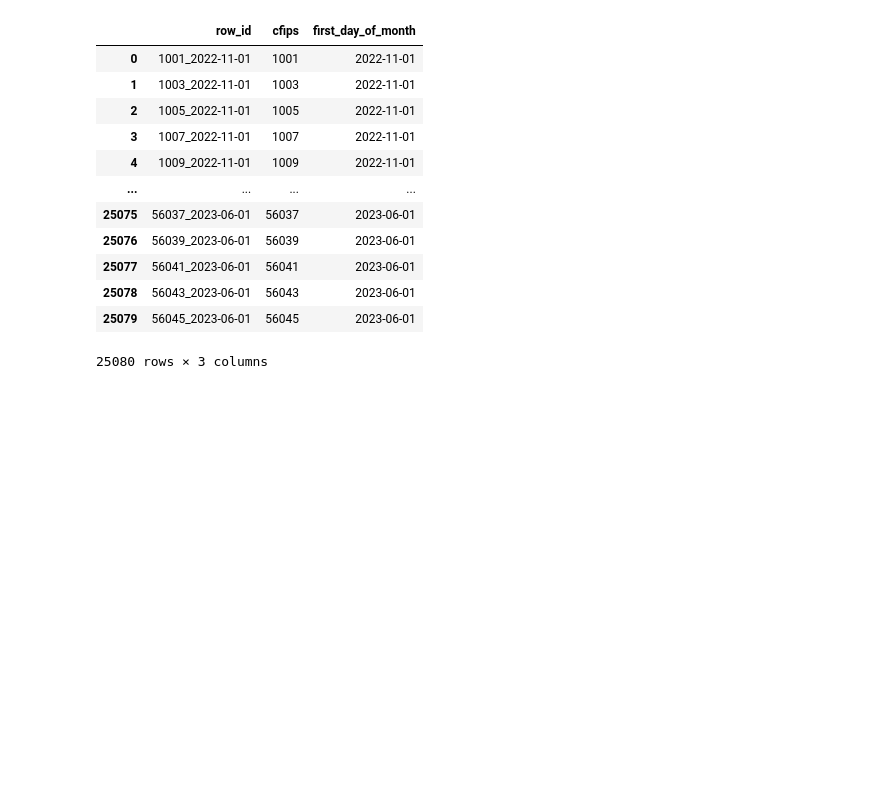
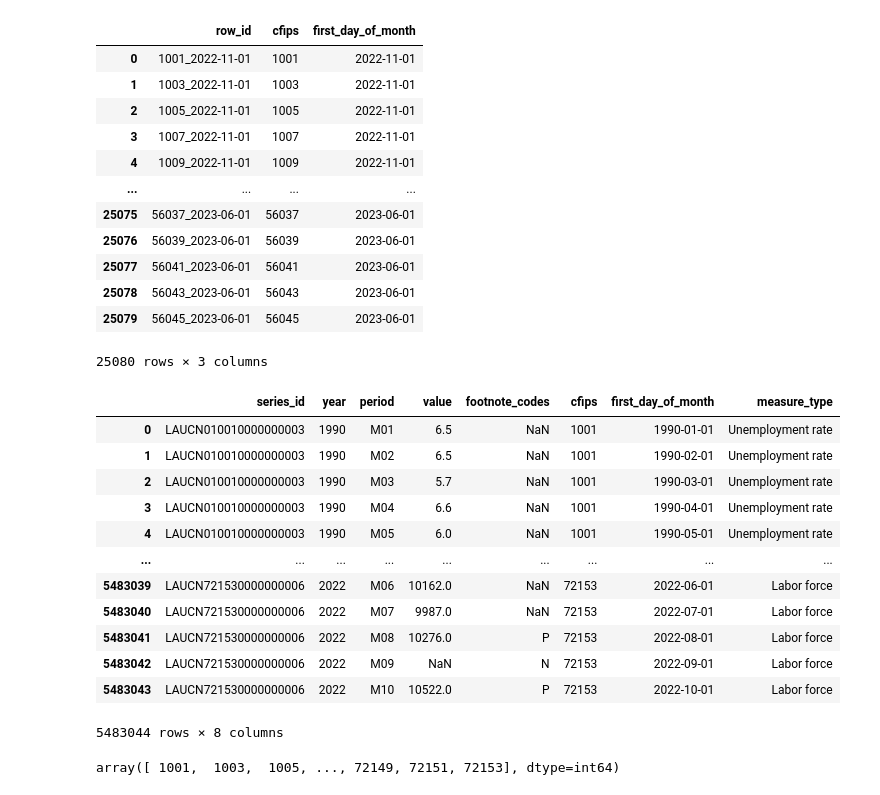
Before and after one commit to nahomjd/GoDaddy-Microbusiness_Desity_Forecasting, a Jupyter notebook: EDA/EDA_1.ipynb, the cells around one changed output. Saved outputs shown, nothing was run; the diff lists cells and outputs as text; code cells hidden in the pictures; blank space fills up the shorter version.

```diff
--- a/EDA/EDA_1.ipynb
+++ b/EDA/EDA_1.ipynb
@@ -266,3 +250,25 @@ df_test
 | 25078 | 56043_2023-06-01 | 56043 | 2023-06-01 |
 | 25079 | 56045_2023-06-01 | 56045 | 2023-06-01 |
 25080 rows × 3 columns
+# %%
+bls_test = pd.read_csv(r'..\..\Go_Daddy_Data\Data\Data\bls-emp_by_cfips.csv')
+# %%
+bls_test
+# %% [output]
+|  | series_id | year | period | value | footnote_codes | cfips | first_day_of_month | measure_type |
+| 0 | LAUCN010010000000003 | 1990 | M01 | 6.5 | NaN | 1001 | 1990-01-01 | Unemployment rate |
+| 1 | LAUCN010010000000003 | 1990 | M02 | 6.5 | NaN | 1001 | 1990-02-01 | Unemployment rate |
+| 2 | LAUCN010010000000003 | 1990 | M03 | 5.7 | NaN | 1001 | 1990-03-01 | Unemployment rate |
+| 3 | LAUCN010010000000003 | 1990 | M04 | 6.6 | NaN | 1001 | 1990-04-01 | Unemployment rate |
+| 4 | LAUCN010010000000003 | 1990 | M05 | 6.0 | NaN | 1001 | 1990-05-01 | Unemployment rate |
+| ... | ... | ... | ... | ... | ... | ... | ... | ... |
+| 5483039 | LAUCN721530000000006 | 2022 | M06 | 10162.0 | NaN | 72153 | 2022-06-01 | Labor force |
+| 5483040 | LAUCN721530000000006 | 2022 | M07 | 9987.0 | NaN | 72153 | 2022-07-01 | Labor force |
+| 5483041 | LAUCN721530000000006 | 2022 | M08 | 10276.0 | P | 72153 | 2022-08-01 | Labor force |
+| 5483042 | LAUCN721530000000006 | 2022 | M09 | NaN | N | 72153 | 2022-09-01 | Labor force |
+| 5483043 | LAUCN721530000000006 | 2022 | M10 | 10522.0 | P | 72153 | 2022-10-01 | Labor force |
+5483044 rows × 8 columns
+# %%
+bls_test['cfips'].unique()
+# %% [output]
+array([ 1001,  1003,  1005, ..., 72149, 72151, 72153], dtype=int64)
```
Also changed, not shown: parts of 15 cells of this notebook.
